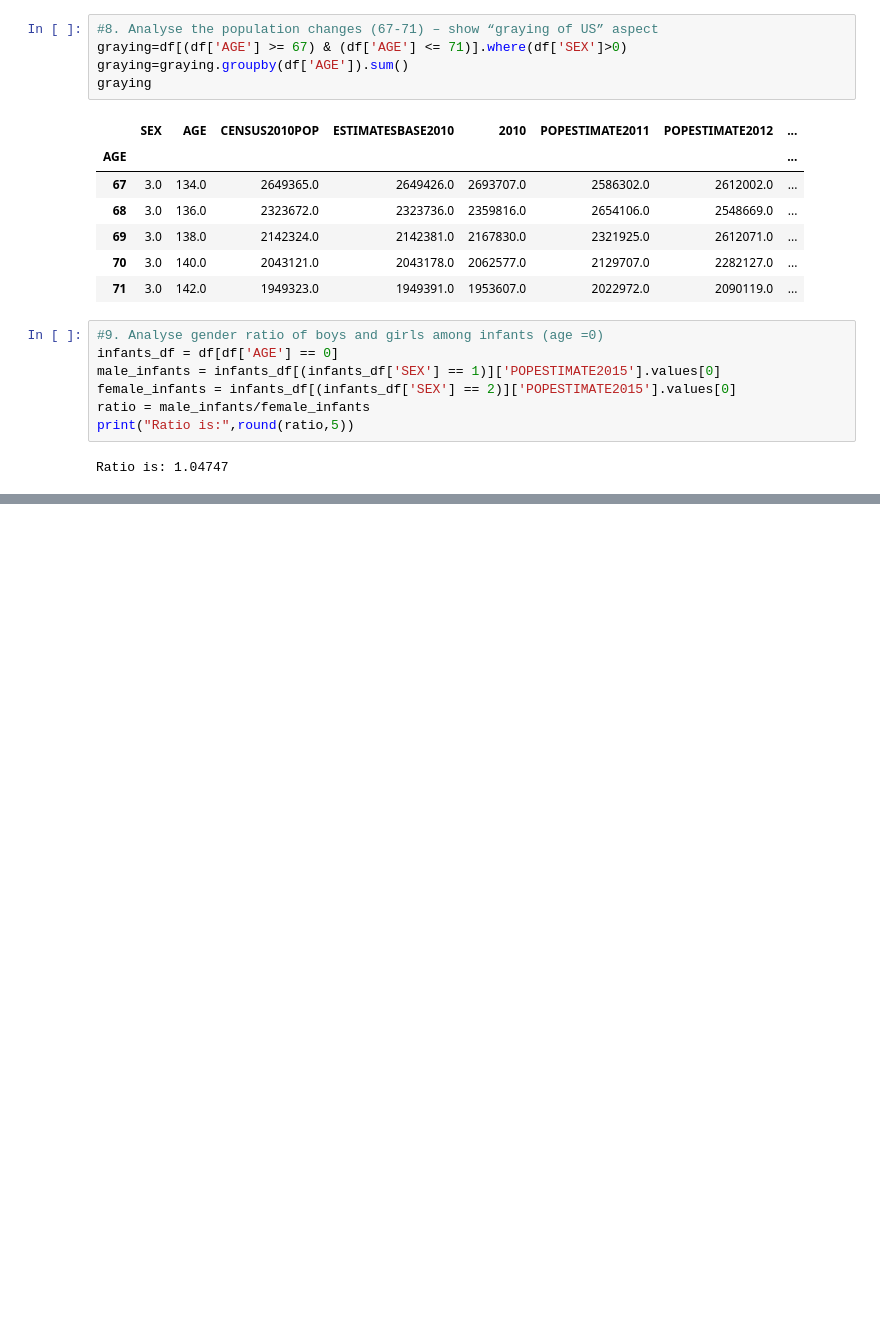
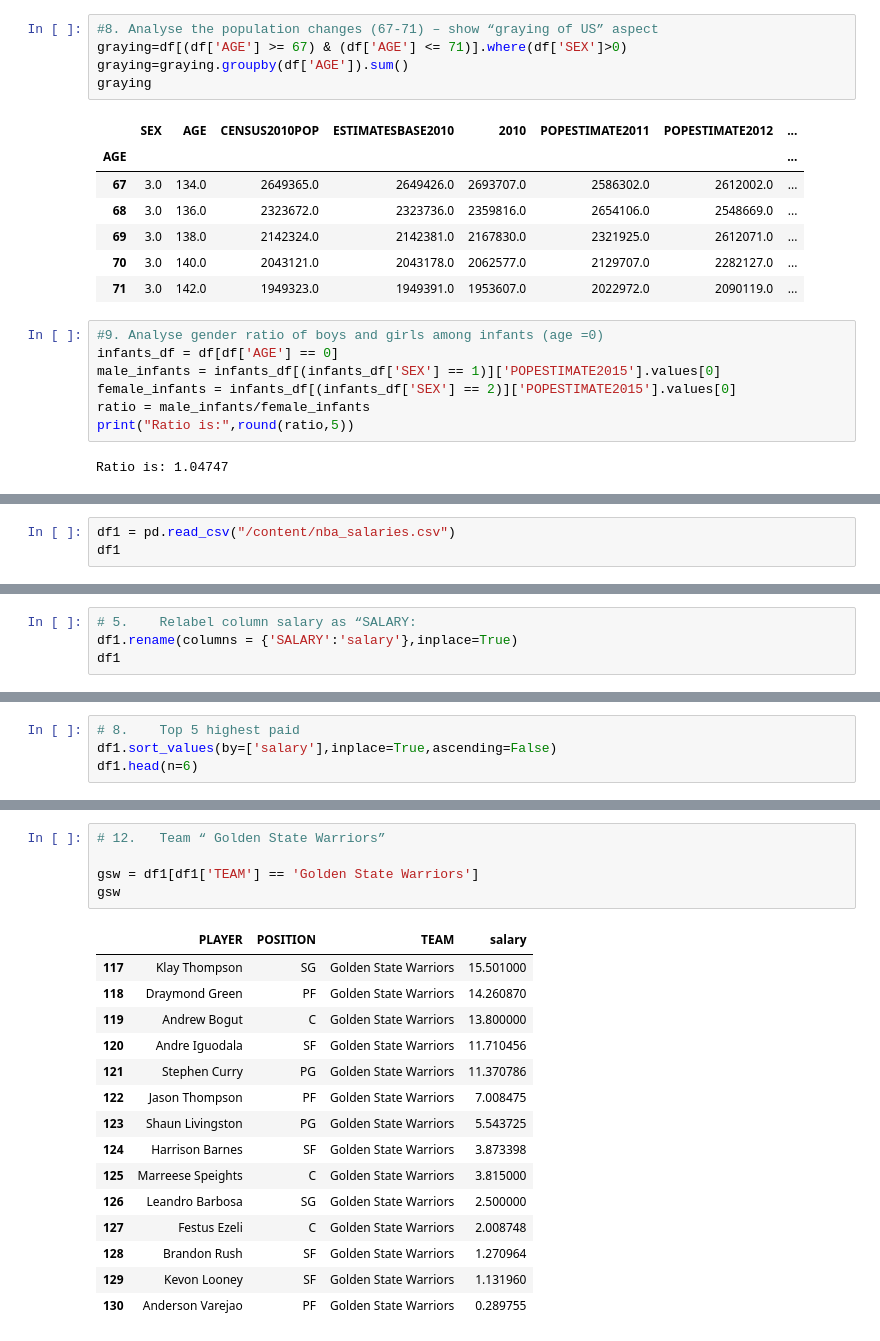
Before and after one commit to sanjanav2102/ML-23CSE301, a Jupyter notebook: Datasets&Pandas.ipynb, the cells around one changed output, grey strips where cells are left out. Cells and saved outputs as stored; diff of their text form; blank space fills up the shorter version.

```diff
--- a/Datasets&Pandas.ipynb
+++ b/Datasets&Pandas.ipynb
@@ -122,0 +192,3 @@ Ratio is: 1.04747
+# %%
+df1 = pd.read_csv("/content/nba_salaries.csv")
+df1
@@ -122,0 +257,4 @@ Ratio is: 1.04747
+# %%
+# 5.	Relabel column salary as “SALARY:
+df1.rename(columns = {'SALARY':'salary'},inplace=True)
+df1
@@ -122,0 +297,4 @@ Ratio is: 1.04747
+# %%
+# 8.	Top 5 highest paid
+df1.sort_values(by=['salary'],inplace=True,ascending=False)
+df1.head(n=6)
@@ -122,0 +345,21 @@ Ratio is: 1.04747
+# %%
+# 12.	Team “ Golden State Warriors”
+
+gsw = df1[df1['TEAM'] == 'Golden State Warriors']
+gsw
+# %% [output]
+|  | PLAYER | POSITION | TEAM | salary |
+| 117 | Klay Thompson | SG | Golden State Warriors | 15.501000 |
+| 118 | Draymond Green | PF | Golden State Warriors | 14.260870 |
+| 119 | Andrew Bogut | C | Golden State Warriors | 13.800000 |
+| 120 | Andre Iguodala | SF | Golden State Warriors | 11.710456 |
+| 121 | Stephen Curry | PG | Golden State Warriors | 11.370786 |
+| 122 | Jason Thompson | PF | Golden State Warriors | 7.008475 |
+| 123 | Shaun Livingston | PG | Golden State Warriors | 5.543725 |
+| 124 | Harrison Barnes | SF | Golden State Warriors | 3.873398 |
+| 125 | Marreese Speights | C | Golden State Warriors | 3.815000 |
+| 126 | Leandro Barbosa | SG | Golden State Warriors | 2.500000 |
+| 127 | Festus Ezeli | C | Golden State Warriors | 2.008748 |
+| 128 | Brandon Rush | SF | Golden State Warriors | 1.270964 |
+| 129 | Kevon Looney | SF | Golden State Warriors | 1.131960 |
+| 130 | Anderson Varejao | PF | Golden State Warriors | 0.289755 |
```
Also changed, not shown: parts of 20 cells of this notebook.
